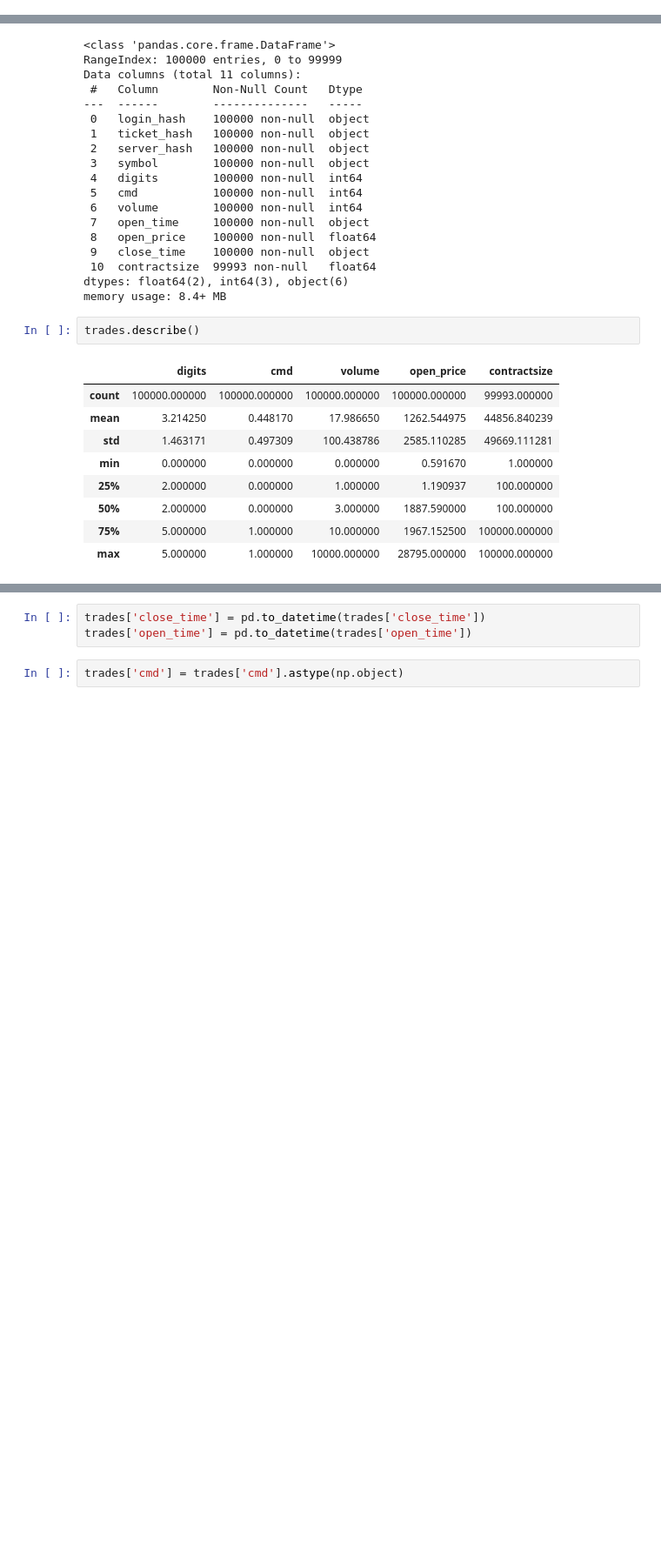
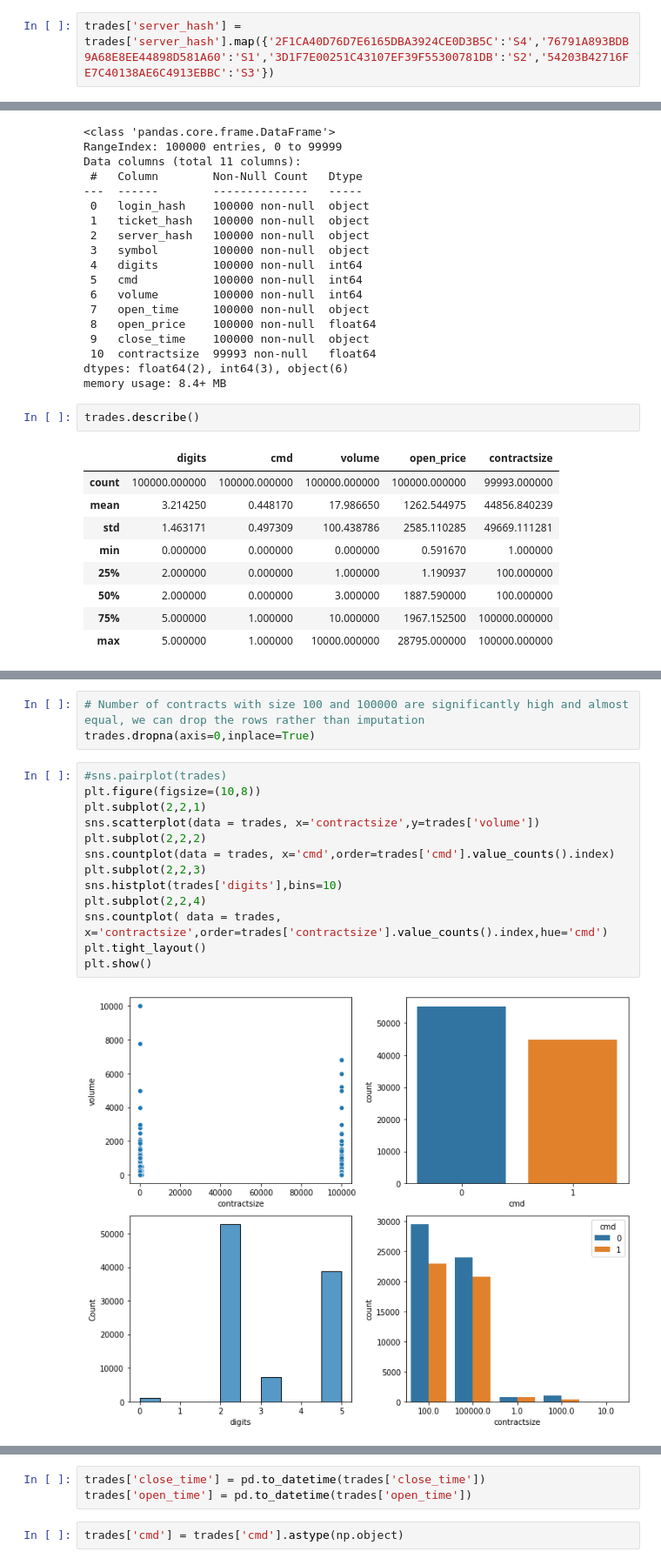
Before and after one commit to GaikwadChinmay/Trade-Markets-Analytics, a Jupyter notebook: Trade_markets.ipynb, the cells around one changed output, grey strips where cells are left out. Shown at 87% size. Saved outputs shown, nothing was run; the diff lists cells and outputs as text; blank space fills up the shorter version.

```diff
--- a/Trade_markets.ipynb
+++ b/Trade_markets.ipynb
@@ -97,3 +124,5 @@ trades.head()
+# %%
+trades['server_hash'] = trades['server_hash'].map({'2F1CA40D76D7E6165DBA3924CE0D3B5C':'S4','76791A893BDB9A68E8EE44898D581A60':'S1','3D1F7E00251C43107EF39F55300781DB':'S2','54203B42716FE7C40138AE6C4913EBBC':'S3'})
 # %%
 trades.info()
 # %% [output]
@@ -131,0 +174,18 @@ trades.describe()
+# %%
+# Number of contracts with size 100 and 100000 are significantly high and almost equal, we can drop the rows rather than imputation
+trades.dropna(axis=0,inplace=True)
+# %%
+#sns.pairplot(trades)
+plt.figure(figsize=(10,8))
+plt.subplot(2,2,1)
+sns.scatterplot(data = trades, x='contractsize',y=trades['volume'])
+plt.subplot(2,2,2)
+sns.countplot(data = trades, x='cmd',order=trades['cmd'].value_counts().index)
+plt.subplot(2,2,3)
+sns.histplot(trades['digits'],bins=10)
+plt.subplot(2,2,4)
+sns.countplot( data = trades, x='contractsize',order=trades['contractsize'].value_counts().index,hue='cmd')
+plt.tight_layout()
+plt.show()
+# %% [output]
+[figure, added]
```
Also changed, not shown: parts of 47 cells of this notebook.
